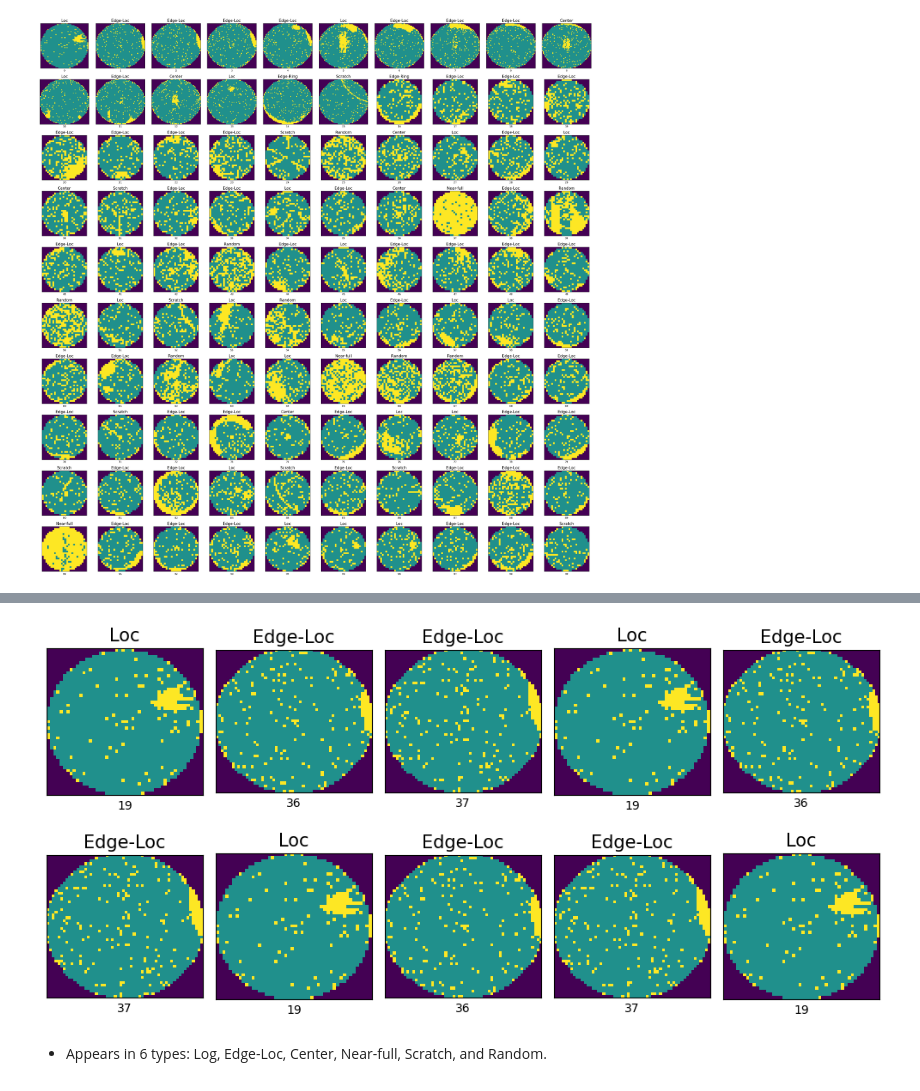
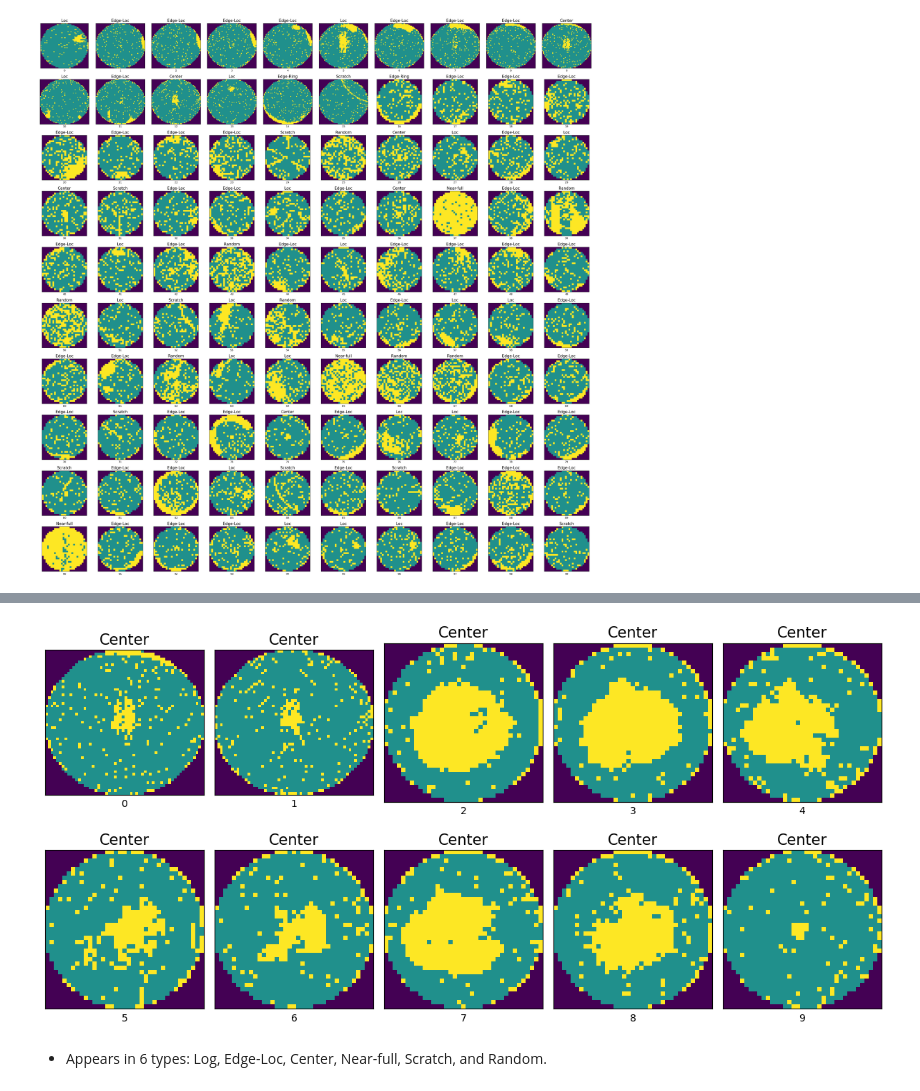
Before and after one commit to jonaschen16/wafermap, a Jupyter notebook: WM_811k_Wafermap_show.ipynb, the cells around one changed output, grey strips where cells are left out. Drawn from its saved outputs; the diff is of its cells as text; code cells hidden in the pictures.

```diff
--- a/WM_811k_Wafermap_show.ipynb
+++ b/WM_811k_Wafermap_show.ipynb
@@ -312,22 +327,27 @@ plt.show()
 # %%
-map_list = [19,36,37,19,36,37,19,36,37,19]
+#map_list = [19,36,37,19,36,37,19,36,37,19]
+#mapping_type={'Center':0, 'Donut':1, 'Edge-Loc':2, 'Edge-Ring':3, 'Loc':4, 'Random':5,'Scratch':6, 'Near-full':7, 'none':8}
+#mapping_traintest={'Training':0, 'Test':1}
 
-fig, ax = plt.subplots(nrows = 2, ncols = 5, figsize=(10,5))
+df_show = df[(df['failureNum']==0) & (df.waferMapDim >= (30,30))] # Create a new data frame
+df_show = df_show.reset_index() # Reset the index of the data frame created earlier
+
+fig, ax = plt.subplots(nrows = 2, ncols = 5, figsize=(12,6))
 ax = ax.ravel(order='C')
 i = 0
-for m in map_list:
-    img = df.waferMap[m]
+for m in range(10):
+    img = df_show.waferMap[m]
     ax[i].imshow(img)
-    ax[i].set_title(df.failureType[m][0][0], fontsize=15)
-    ax[i].set_xlabel(df.index[m], fontsize=10)
+    ax[i].set_title(df_show.failureType[m][0][0], fontsize=15)
+    ax[i].set_xlabel(df_show.index[m], fontsize=10)
     ax[i].set_xticks([])
     ax[i].set_yticks([])
     i = i+1
 
 plt.tight_layout()
 plt.show()
 # %% [output]
-[figure, old version]
+[figure, new version]
 # %% [markdown]
 - Appears in 6 types: Log, Edge-Loc, Center, Near-full, Scratch, and Random.
 # %%
```
Also changed, not shown: parts of 2 cells of this notebook.
